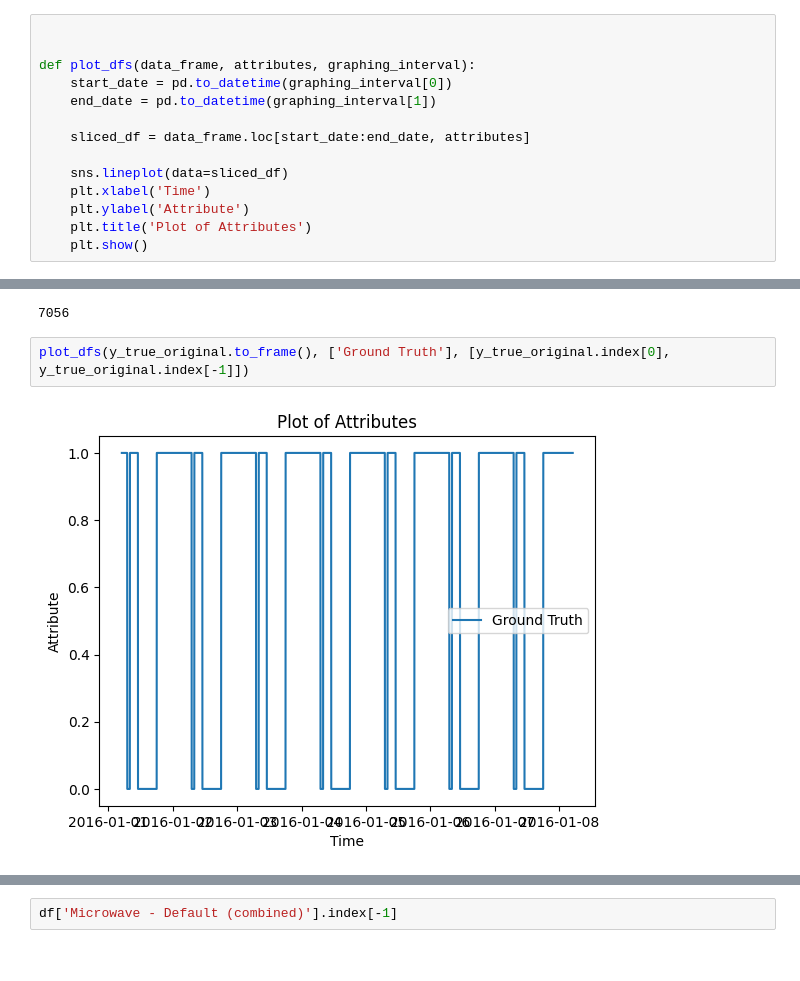
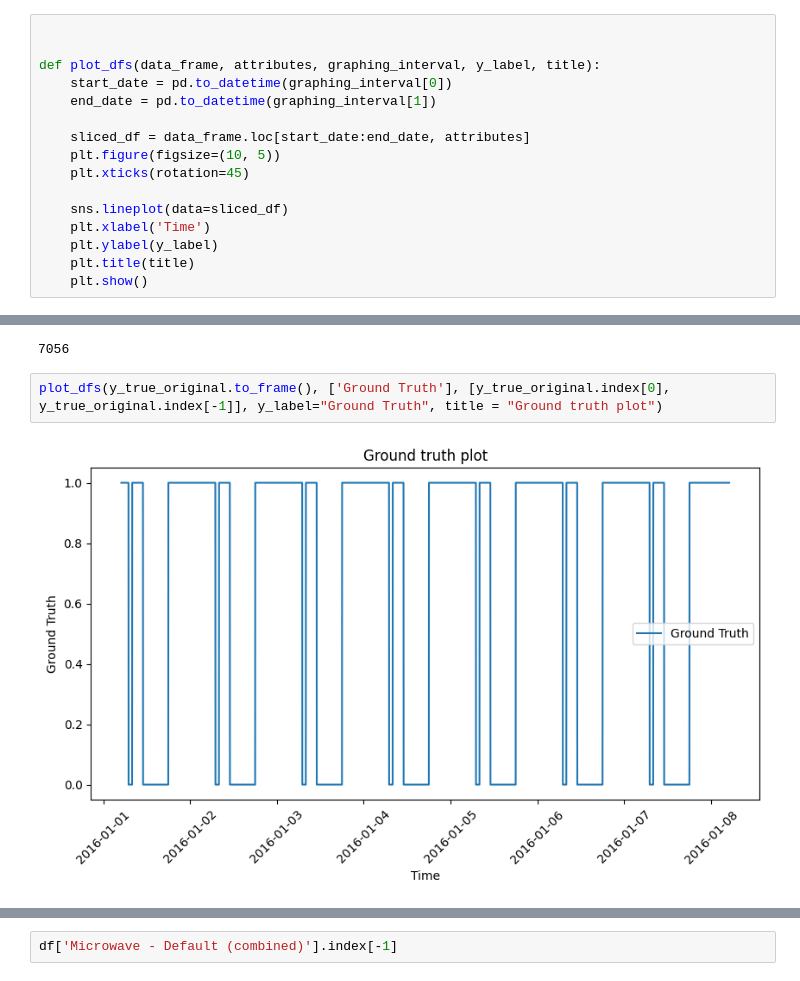
Before and after one commit to smartHome-LUCAMI/Projekt, a Jupyter notebook: HMM_SmartHome.ipynb, the cells around one changed output, grey strips where cells are left out. Saved outputs shown, nothing was run; the diff lists cells and outputs as text.

```diff
--- a/HMM_SmartHome.ipynb
+++ b/HMM_SmartHome.ipynb
@@ -94,16 +95,18 @@ Name: Microwave - Default (combined), Length: 10081, dtype: object
 # %%
 
 
-def plot_dfs(data_frame, attributes, graphing_interval):
+def plot_dfs(data_frame, attributes, graphing_interval, y_label, title):
     start_date = pd.to_datetime(graphing_interval[0])
     end_date = pd.to_datetime(graphing_interval[1])
 
     sliced_df = data_frame.loc[start_date:end_date, attributes]
+    plt.figure(figsize=(10, 5))
+    plt.xticks(rotation=45)
 
     sns.lineplot(data=sliced_df)
     plt.xlabel('Time')
-    plt.ylabel('Attribute')
-    plt.title('Plot of Attributes')
+    plt.ylabel(y_label)
+    plt.title(title)
     plt.show()
 # %%
 #time = range(len(state_ests))
@@ -548,7 +551,7 @@ print(len(X_train))
 # %% [output]
 7056
 # %%
-plot_dfs(y_true_original.to_frame(), ['Ground Truth'], [y_true_original.index[0], y_true_original.index[-1]])
+plot_dfs(y_true_original.to_frame(), ['Ground Truth'], [y_true_original.index[0], y_true_original.index[-1]], y_label="Ground Truth", title = "Ground truth plot")
 # %% [output]
-[figure, old version]
+[figure, new version]
 # %%
```
Also changed, not shown: parts of 12 cells of this notebook, 16 other files.
